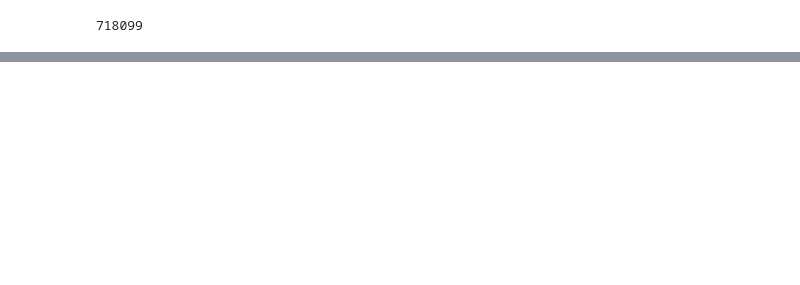
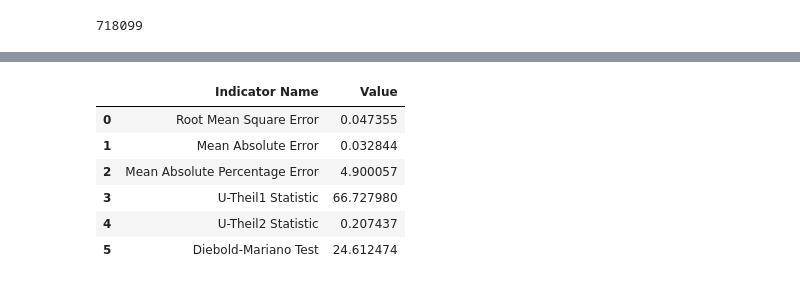
Before and after one commit to CodyAdam/datachallenge2024, a Jupyter notebook: src/final_BTC.ipynb, the cells around one changed output, grey strips where cells are left out. Saved outputs shown, nothing was run; the diff lists cells and outputs as text; code cells hidden in the pictures; blank space fills up the shorter version.

```diff
--- a/src/final_BTC.ipynb
+++ b/src/final_BTC.ipynb
@@ -223,3 +227,83 @@ Mean Absolute Error (MAE): 0.03366577152226405
+# %%
+# Calculate RMSE
+rmse = math.sqrt(mean_squared_error(actual_prices_aligned, predictions))
+
+# Calculate MAE
+mae = mean_absolute_error(actual_prices_aligned, predictions)
+
+# Calculate RMSE Log diff
+rmse = math.sqrt(mean_squared_error(log_diff_actual, log_diff_predicted))
+
+# Calculate MAE Log diff
+mae = mean_absolute_error(log_diff_actual, log_diff_predicted)
+
+# Convert predictions DataFrame column to a NumPy array and flatten
+predictions_array = predictions.iloc[:, 0].to_numpy().flatten()
+
+# Now calculate MAPE
+# Ensure actual_prices_aligned is also a NumPy array for consistency
+actual_prices_aligned_array = actual_prices_aligned.to_numpy()
+
+mape = np.mean(np.abs((actual_prices_aligned_array - predictions_array) / actual_prices_aligned_array)) * 100
+
+# Handle division by zero or NaN values
+mape = np.nan_to_num(mape)
+
+
+# Ensure actual_prices_aligned and predictions are correctly aligned and are numpy arrays
+actual_values = actual_prices_aligned.values
+predicted_values = predictions.values
+
+# U-Theil1
+u_theil1 = np.sqrt(np.sum(np.square(predicted_values - actual_values)) / np.sum(np.square(np.diff(actual_values))))
+
+# U-Theil2
+u_theil2 = (np.sqrt(np.mean(np.square(predicted_values - actual_values))) / np.sqrt(np.mean(np.square(actual_values))))
+
+
+# Calculate the Dielbod-Mariano
+# Error from your model
+model_errors = actual_prices_aligned_array - predictions_array
+
+# Error from a naive model (using previous value as prediction)
+naive_errors = actual_prices_aligned_array - np.roll(actual_prices_aligned_array, 1)
+naive_errors[0] = 0  # handle the first element which doesn't have a previous value
+# Difference in errors
+error_diff = model_errors - naive_errors
+
+# Mean difference in errors
+mean_diff = np.mean(error_diff)
+
+# Variance of the differences
+var_diff = np.var(error_diff)
+
+# Number of observations
+n = len(error_diff)
+
+# Calculate DM test statistic
+dm_stat = mean_diff / np.sqrt(var_diff / n)
+
+
+data = {
+    'Indicator Name': ['Root Mean Square Error', 'Mean Absolute Error', 'Mean Absolute Percentage Error',
+                       'U-Theil1 Statistic', 'U-Theil2 Statistic', 'Diebold-Mariano Test'],
+    'Value': [rmse, mae, mape, u_theil1, u_theil2, dm_stat]
+}
+
+table = pd.DataFrame(data)
+
+
+output_path = os.path.join(os.getcwd(), '../data/output', "performance_"+CLOSE+".csv")
+table.to_csv(output_path, index=False)
+table
+# %% [output]
+|  | Indicator Name | Value |
+| 0 | Root Mean Square Error | 0.047355 |
+| 1 | Mean Absolute Error | 0.032844 |
+| 2 | Mean Absolute Percentage Error | 4.900057 |
+| 3 | U-Theil1 Statistic | 66.727980 |
+| 4 | U-Theil2 Statistic | 0.207437 |
+| 5 | Diebold-Mariano Test | 24.612474 |
 # %%
 # Existing plot for 'Close' prices
 plt.figure(figsize=(16, 8))
```
Also changed, not shown: parts of 8 cells of this notebook, 3 other files.
